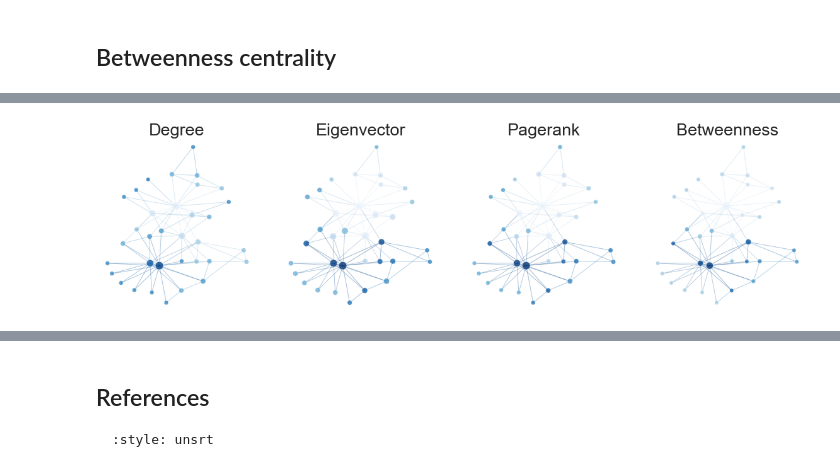
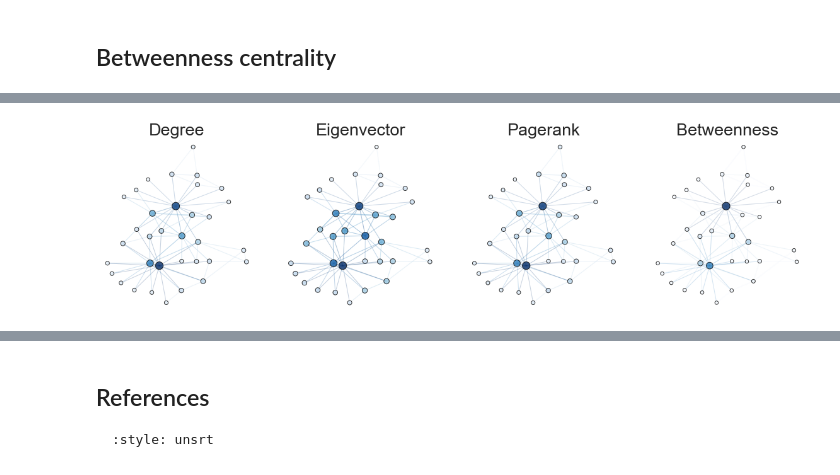
Before and after one commit to bdpedigo/networks-course, a Jupyter notebook: docs/centrality.ipynb, the cells around one changed output, grey strips where cells are left out. Drawn from its saved outputs; the diff is of its cells as text; code cells hidden in the pictures.

```diff
--- a/docs/centrality.ipynb
+++ b/docs/centrality.ipynb
@@ -188,43 +148,50 @@ import pandas as pd
 import matplotlib.pyplot as plt
 from graspologic.plot import networkplot
 import seaborn as sns
+from matplotlib import colors
 
 node_data = pd.DataFrame(index=g.nodes())
 node_data['degree'] = node_data.index.map(dict(nx.degree(g)))
 node_data['eigenvector'] = node_data.index.map(nx.eigenvector_centrality(g))
 node_data['pagerank'] = node_data.index.map(nx.pagerank(g))
 node_data['betweenness'] = node_data.index.map(nx.betweenness_centrality(g))
 
 pos = nx.kamada_kawai_layout(g)
 node_data['x'] = [pos[node][0] for node in node_data.index]
 node_data['y'] = [pos[node][1] for node in node_data.index]
 
 sns.set_context('talk', font_scale=1.5)
 fig, axs = plt.subplots(1,4,figsize=(20,5))
 
 def plot_node_scaled_network(A, node_data, key, ax):
-    levels = np.unique(node_data[key])
-    rank_mapper = dict(zip(levels, np.arange(len(levels))))
-    node_data[f"{key}_ranked"] = node_data[key].map(rank_mapper)
-    networkplot(A, node_data=node_data, x='x', y='y', ax=ax, edge_linewidth=1.0, node_size=key, node_hue=key, palette='Blues')
+    # REF: https://github.com/mwaskom/seaborn/blob/9425588d3498755abd93960df4ab05ec1a8de3ef/seaborn/_core.py#L215
+
+    levels = list(np.sort(node_data[key].unique()))
+    cmap = sns.color_palette("Blues", as_cmap=True)
+    vmin = np.min(levels)
+    norm = colors.Normalize(vmin=0.3*vmin)
+    palette = dict(zip(levels, cmap(norm(levels))))
+
+    networkplot(A, node_data=node_data, x='x', y='y', ax=ax, edge_linewidth=1.0, node_size=key, node_hue=key, palette=palette, node_sizes=(30,150), node_kws=dict(linewidth=1, edgecolor='black'))
+
     ax.axis('off')
     ax.set_title(key.capitalize())
 
 ax = axs[0]
 plot_node_scaled_network(A, node_data, 'degree', ax)
 
 ax = axs[1]
 plot_node_scaled_network(A, node_data, 'eigenvector', ax)
 
 ax = axs[2]
 plot_node_scaled_network(A, node_data, 'pagerank', ax)
 
 ax = axs[3]
 plot_node_scaled_network(A, node_data, 'betweenness', ax)
 
 fig.set_facecolor('w')
 # %% [output]
-[figure, old version]
+[figure, new version]
 # %%
 node_data
 # %% [output]
```
Also changed, not shown: parts of 3 cells of this notebook.
